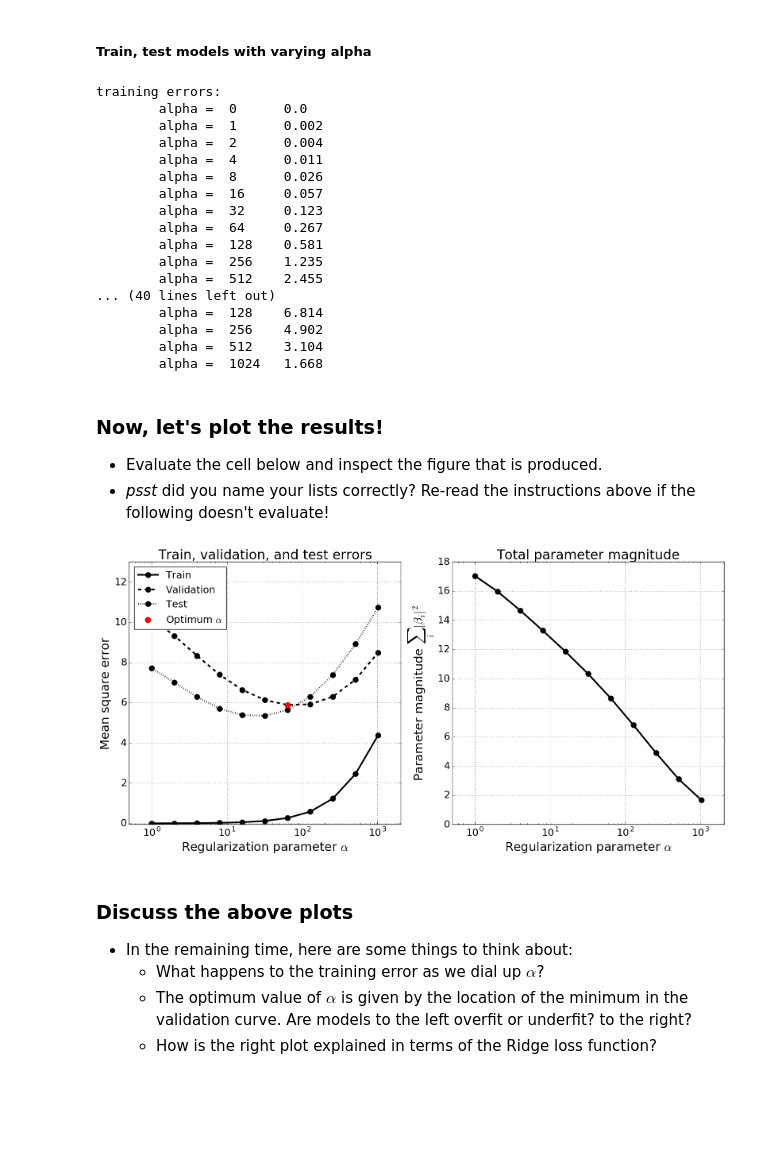
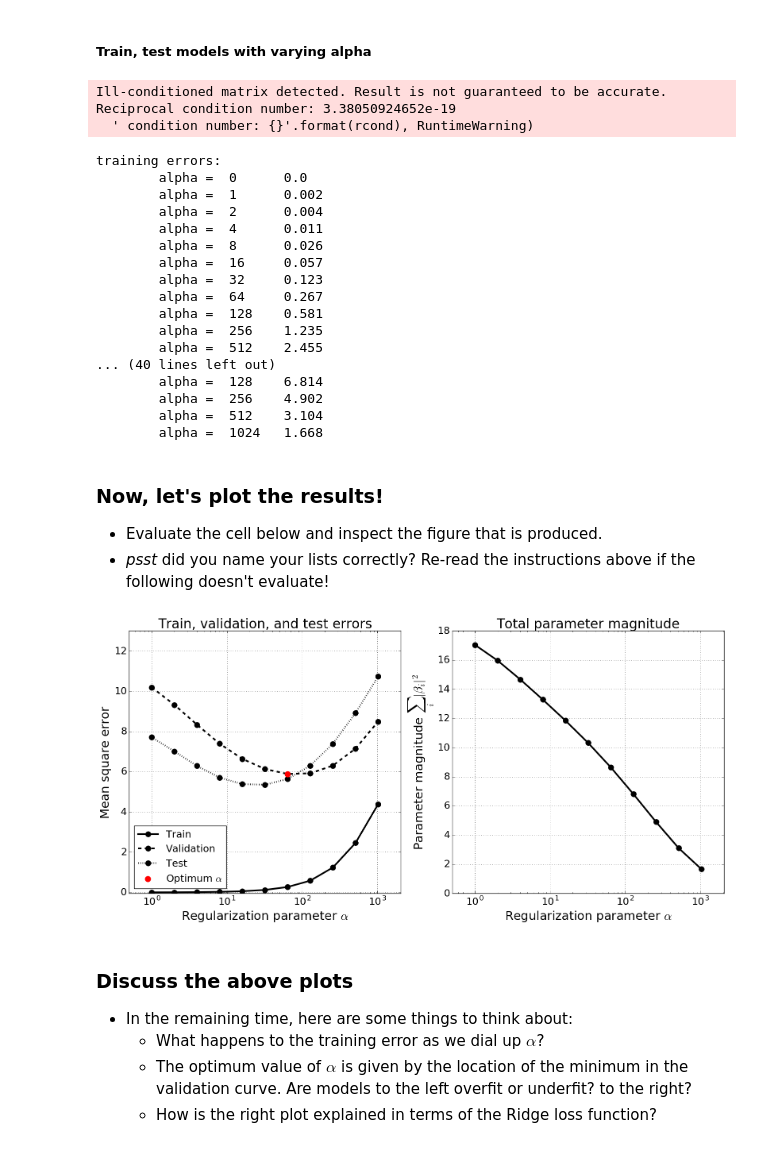
Before and after one commit to UCIDataScienceInitiative/PredictiveModeling_withPython, a Jupyter notebook: Solutions/Session 2 - Overfitting, Regularization, Model Selection.ipynb, the cells around one changed output. Drawn from its saved outputs; the diff is of its cells as text; code cells hidden in the pictures; blank space fills up the shorter version.

```diff
--- a/Solutions/Session 2 - Overfitting, Regularization, Model Selection.ipynb
+++ b/Solutions/Session 2 - Overfitting, Regularization, Model Selection.ipynb
@@ -296,7 +296,7 @@ for model in models:
     test_errors.append(mean_squared_error(y_test, y_test_pred))
 
     # Calculate the norm of the coefficient vector and append to list
-    coef_mags.append(np.sum(np.abs(np.dot(model.coef_, model.coef_))))
+    coef_mags.append(np.sum(np.dot(model.coef_, model.coef_)))
 
 print 'training errors:'
 for i, model in enumerate(models):
@@ -315,23 +315,26 @@ print '\ncoefficients:'
 for i, model in enumerate(models):
     print '\talpha = ', alphas[i], '\t', round(coef_mags[i],3)
 # %% [output]
-training errors:
-        alpha =  0      0.0
-        alpha =  1      0.002
-        alpha =  2      0.004
-        alpha =  4      0.011
-        alpha =  8      0.026
-        alpha =  16     0.057
-        alpha =  32     0.123
-        alpha =  64     0.267
-        alpha =  128    0.581
-        alpha =  256    1.235
-        alpha =  512    2.455
-... (40 lines left out)
-        alpha =  128    6.814
-        alpha =  256    4.902
-        alpha =  512    3.104
-        alpha =  1024   1.668
+Ill-conditioned matrix detected. Result is not guaranteed to be accurate.
+Reciprocal condition number: 3.38050924652e-19
+  ' condition number: {}'.format(rcond), RuntimeWarning)
+training errors:
+        alpha =  0      0.0
+        alpha =  1      0.002
+        alpha =  2      0.004
+        alpha =  4      0.011
+        alpha =  8      0.026
+        alpha =  16     0.057
+        alpha =  32     0.123
+        alpha =  64     0.267
+        alpha =  128    0.581
+        alpha =  256    1.235
+        alpha =  512    2.455
+... (40 lines left out)
+        alpha =  128    6.814
+        alpha =  256    4.902
+        alpha =  512    3.104
+        alpha =  1024   1.668
 # %% [markdown]
 ### Now, let's plot the results!
 - Evaluate the cell below and inspect the figure that is produced.
@@ -356,35 +359,35 @@ plt.scatter(alphas[1+np.argsort(np.array(valid_errors[1:]))[0]], min(valid_error
 plt.xlim(.5, 2056)
 plt.ylim(-.05,13)
 
 plt.title('Train, validation, and test errors', size = 24)
 plt.xlabel(r'Regularization parameter $\alpha$', size = 22)
 plt.ylabel(r'Mean square error', size = 22)
 
-plt.legend(fontsize = 18, loc = 'upper left', numpoints=1, scatterpoints=1)
+plt.legend(fontsize = 18, loc = 'best', numpoints=1, scatterpoints=1)
 plt.grid()
 plt.tick_params(labelsize = 18)
 
 # Second plot
 plt.sca(axes[1])
 plt.semilogx(alphas[1:], coef_mags[1:], lw = 3, color = 'k', marker = 'o', markersize = 10)
 plt.xlim(.5, 2056)
 
 
 plt.title('Total parameter magnitude', size = 24)
 plt.xlabel(r'Regularization parameter $\alpha$', size = 22)
 plt.ylabel(r'Parameter magnitude $\sum_{i}|\beta_{i}|^{2}$', size = 22)
 
 plt.grid()
 plt.tick_params(labelsize = 18)
 
 
 
 # Save, show
 fig.tight_layout()
 #plt.savefig('../figures/session_2/alpha_significance.png')
 plt.show()
 # %% [output]
-[figure, old version]
+[figure, new version]
 # %% [markdown]
 ### Discuss the above plots
 - In the remaining time, here are some things to think about:
```
Also changed, not shown: parts of 1 cell of this notebook, 1 other file.
